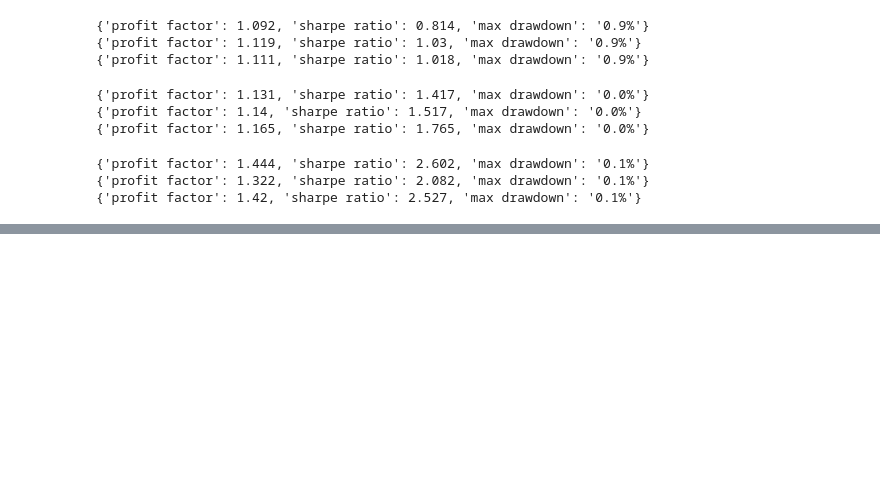
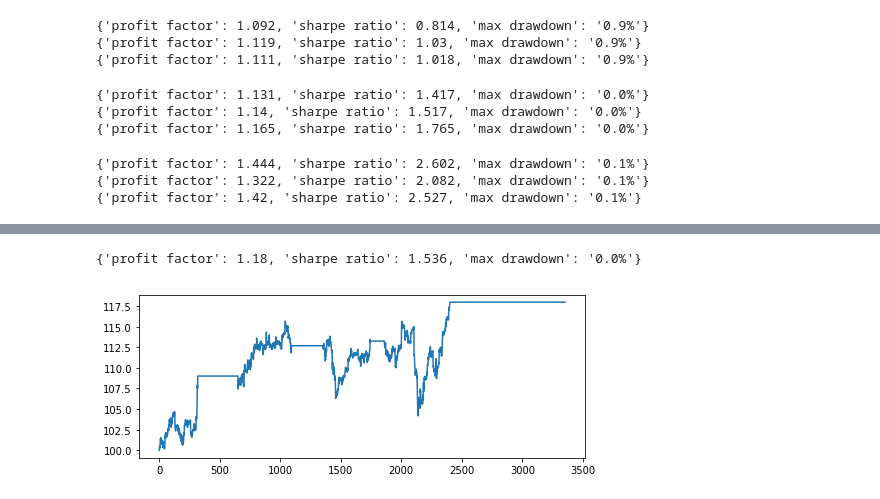
Before and after one commit to snp600/trading-alchemy, a Jupyter notebook: backtesting/demo.ipynb, the cells around one changed output, grey strips where cells are left out. Drawn from its saved outputs; the diff is of its cells as text; code cells hidden in the pictures; blank space fills up the shorter version.

```diff
--- a/backtesting/demo.ipynb
+++ b/backtesting/demo.ipynb
@@ -92,7 +93,7 @@ class SingleInstrumentBacktest:
 
 
     def __init__(self, df, initial_balance=100, fee=0.1, stoploss=0.03, takeprofit=0.05):
-        self.df = df
+        self.df = df.copy()
         self.price = self.df['open'].values
         self.periods = df.shape[0]
         self.df.index = pd.RangeIndex(self.periods) #refresh index
@@ -113,7 +114,8 @@ class SingleInstrumentBacktest:
 
 
     def buy_condition(self):
-        if (self.df['rsi_14_mark'][self.i] == 'buy' and self.wait == 0):
+        #if (self.df['rsi_14_mark'][self.i] == 'buy' and self.wait == 0):
+        if (self.df['custom_signal'][self.i] == 'buy' and self.wait == 0):
             return True
         if (self.wait > 0):
             self.wait -= 1
@@ -121,7 +123,8 @@ class SingleInstrumentBacktest:
 
 
     def sell_condition(self):
-        if (self.df['rsi_14_mark'][self.i] == 'sell'):
+        #if (self.df['rsi_14_mark'][self.i] == 'sell'):
+        if (self.df['custom_signal'][self.i] == 'sell'):
             return True
 
         #stoploss/takeprofit
@@ -267,0 +313,13 @@ SingleInstrumentBacktest(df_nvda, stoploss=0.02, takeprofit=1000).full_backtest(
+# %%
+emr_signals = pd.DataFrame(["hold"] * len(zscore))
+see_signals = pd.DataFrame(["hold"] * len(zscore))
+emr_signals[zscore < -1.0] = 'buy'
+emr_signals[zscore > 1.0] = 'sell'
+see_signals[zscore < -1.0] = 'sell'
+see_signals[zscore > 1.0] = 'buy'
+
+df_emr['custom_signal'] = emr_signals.values
+SingleInstrumentBacktest(df_emr, stoploss=1000, takeprofit=1000).full_backtest()
+# %% [output]
+{'profit factor': 1.18, 'sharpe ratio': 1.536, 'max drawdown': '0.0%'}
+[figure, added]
```
Also changed, not shown: parts of 11 cells of this notebook.
